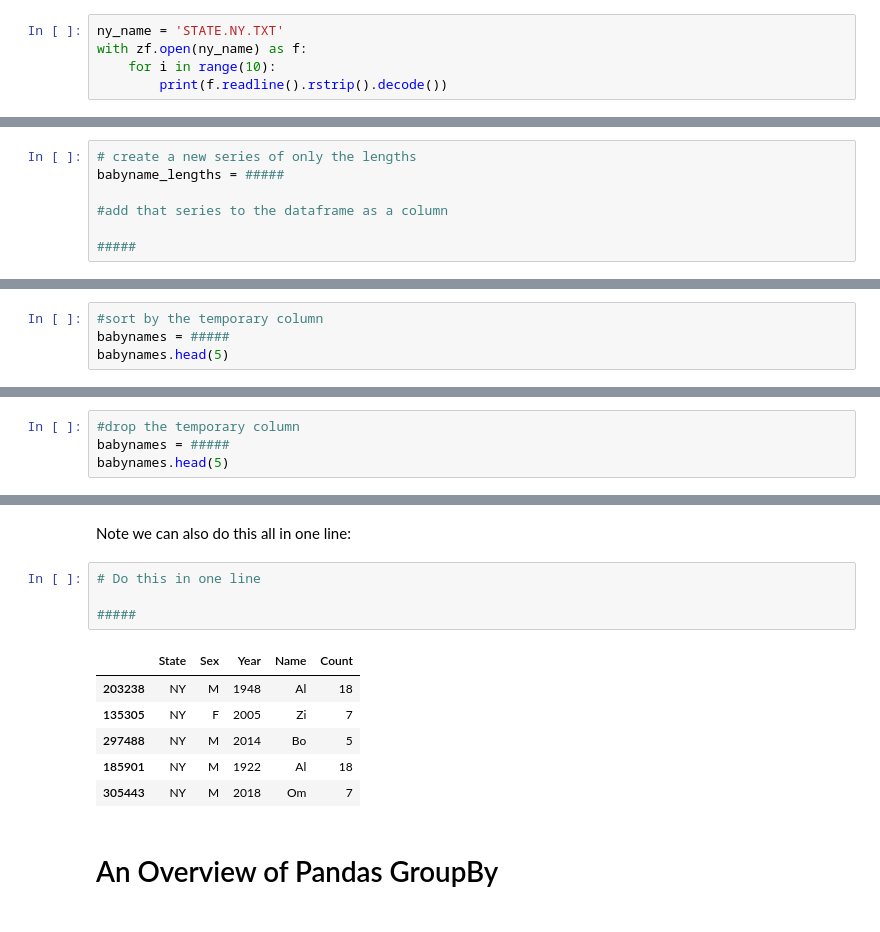
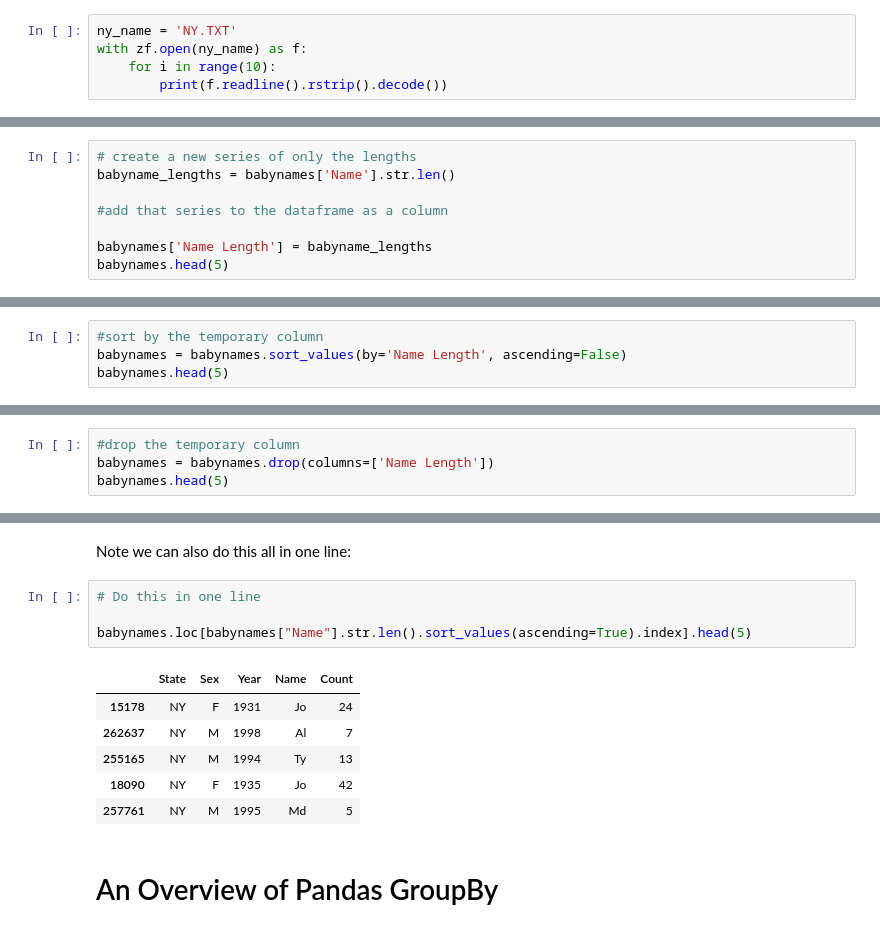
Before and after one commit to BeomSoo-Ann/DataViz, a Jupyter notebook: lec7/swcon425-lec07-pandas-2-lab.ipynb, the cells around one changed output, grey strips where cells are left out. Saved outputs shown, nothing was run; the diff lists cells and outputs as text.

```diff
--- a/lec7/swcon425-lec07-pandas-2-lab.ipynb
+++ b/lec7/swcon425-lec07-pandas-2-lab.ipynb
@@ -55,7 +55,7 @@ To keep the data small enough to avoid crashing datahub, we're going to look at
 
 Let's have a look at the New York data, it should give us an idea about the structure of the whole thing:
 # %%
-ny_name = 'STATE.NY.TXT'
+ny_name = 'NY.TXT'
 with zf.open(ny_name) as f:
     for i in range(10):
         print(f.readline().rstrip().decode())
@@ -392,9 +382,10 @@ babynames.iloc[[i for i, m in sorted(enumerate(babynames['Name']), key=lambda x:
 Create a new series of only the lengths. Then add that series to the dataframe as a column. Then sort by that column. Then drop that column.
 # %%
 # create a new series of only the lengths
-babyname_lengths = #####
+babyname_lengths = babynames['Name'].str.len()
 
 #add that series to the dataframe as a column
 
-#####
+babynames['Name Length'] = babyname_lengths
+babynames.head(5)
 # %% [output]
@@ -406,6 +397,6 @@ babyname_lengths = #####
 | 4 | NY | F | 1910 | Margaret | 926 | 8 |
 # %%
 #sort by the temporary column
-babynames = #####
+babynames = babynames.sort_values(by='Name Length', ascending=False)
 babynames.head(5)
 # %% [output]
@@ -418,6 +409,6 @@ babynames.head(5)
 # %%
 #drop the temporary column
-babynames = #####
+babynames = babynames.drop(columns=['Name Length'])
 babynames.head(5)
 # %% [output]
 |  | State | Sex | Year | Name | Count |
@@ -521,14 +512,14 @@ Note we can also do this all in one line:
 # %%
 # Do this in one line
 
-#####
+babynames.loc[babynames["Name"].str.len().sort_values(ascending=True).index].head(5)
 # %% [output]
 |  | State | Sex | Year | Name | Count |
-| 203238 | NY | M | 1948 | Al | 18 |
-| 135305 | NY | F | 2005 | Zi | 7 |
-| 297488 | NY | M | 2014 | Bo | 5 |
-| 185901 | NY | M | 1922 | Al | 18 |
-| 305443 | NY | M | 2018 | Om | 7 |
+| 15178 | NY | F | 1931 | Jo | 24 |
+| 262637 | NY | M | 1998 | Al | 7 |
+| 255165 | NY | M | 1994 | Ty | 13 |
+| 18090 | NY | F | 1935 | Jo | 42 |
+| 257761 | NY | M | 1995 | Md | 5 |
 # %% [markdown]
 # An Overview of Pandas GroupBy
 # %%
```
Also changed, not shown: parts of 31 cells of this notebook.
